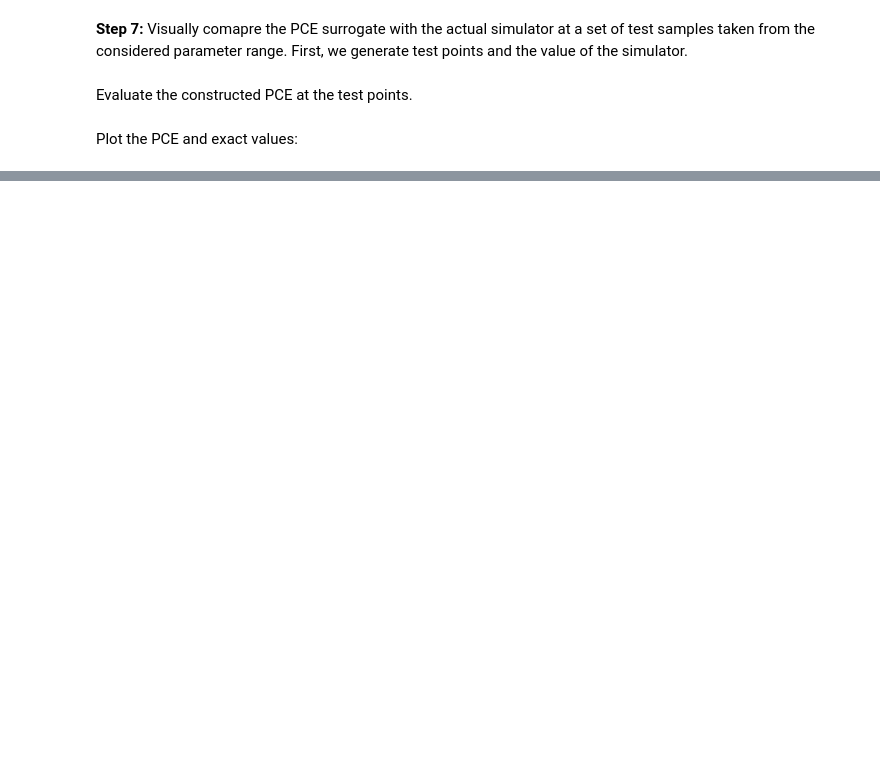
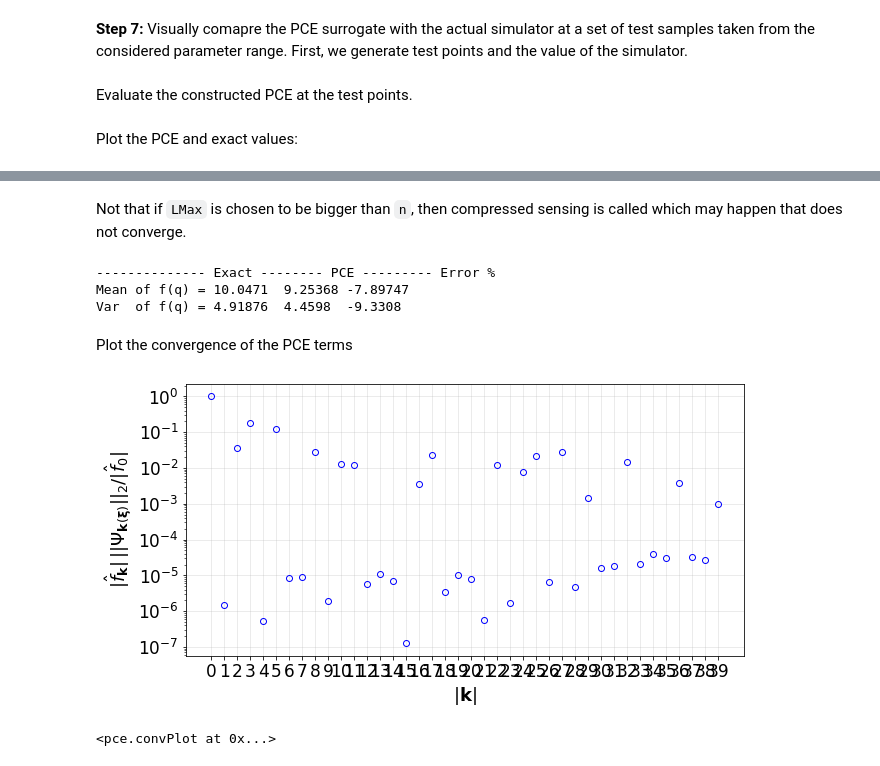
Before and after one commit to KTH-Nek5000/UQit, a Jupyter notebook: docs/source/examples/pce.ipynb, the cells around one changed output, grey strips where cells are left out. Saved outputs shown, nothing was run; the diff lists cells and outputs as text; code cells hidden in the pictures; blank space fills up the shorter version.

```diff
--- a/docs/source/examples/pce.ipynb
+++ b/docs/source/examples/pce.ipynb
@@ -26,6 +34,6 @@ import analyticTestFuncs
 **Step 1:** Set the general settings
 # %%
 distType='Unif'   #distribution type of the parameter
-qBound=[-2,4.0]   #parameter range
-n=10               #number of training samples
-nTest=200         #number of test sample sin the parameter space
+qInfo=[-2,4.0]    #parameter admissible range
+n=10              #number of training samples
+nTest=200         #number of test samples in the parameter space
@@ -110,0 +134,22 @@ plt.legend(loc='best',fontsize=17)
+# %%
+n=30              #number of training samples
+#PCE Settings
+sampleType='unifRand'
+pceSolveMethod='Regression'
+LMax=40       #maximum polynomial order in total-order truncation
+# %%
+#(0) Make the pceDict
+pceDict={'p':1,'sampleType':sampleType,'pceSolveMethod':pceSolveMethod,'LMax':LMax,
+         'distType':[distType]}
+#(1) Generate training data
+samps=sampling.trainSample(sampleType=sampleType,GQdistType=distType,qInfo=qInfo,nSamp=n)
+q=samps.q
+xi=samps.xi
+qBound=samps.qBound
+fEx=analyticTestFuncs.fEx1D(q,'type1',qInfo)
+f=fEx.val
+#(2) Construct the PCE
+pce_=pce.pce(fVal=f,xi=xi[:,None],pceDict=pceDict)
+fMean=pce_.fMean     #E[f(q)] estimated by PCE
+fVar=pce_.fVar       #V[f(q)] estimated by PCE
+pceCoefs=pce_.coefs  #Coefficients in the PCE
@@ -110,0 +174,18 @@ plt.legend(loc='best',fontsize=17)
+# %% [markdown]
+Not that if `LMax` is chosen to be bigger than `n`, then compressed sensing is called which may happen that does not converge.
+# %%
+#(3) Compare moments: exact vs. PCE estimations
+print('-------------- Exact -------- PCE --------- Error % ')
+print('Mean of f(q) = %g\t%g\t%g' %(fMean_ex,fMean,(fMean-fMean_ex)/fMean_ex*100.))
+print('Var  of f(q) = %g\t%g\t%g' %(fVar_ex,fVar,(fVar-fVar_ex)/fVar_ex*100.))
+# %% [output]
+-------------- Exact -------- PCE --------- Error %
+Mean of f(q) = 10.0471  9.25368 -7.89747
+Var  of f(q) = 4.91876  4.4598  -9.3308
+# %% [markdown]
+Plot the convergence of the PCE terms
+# %%
+pce.convPlot(coefs=pceCoefs,distType=distType)
+# %% [output]
+[figure, added]
+<pce.convPlot at 0x...>
```
Also changed, not shown: parts of 84 cells of this notebook.
